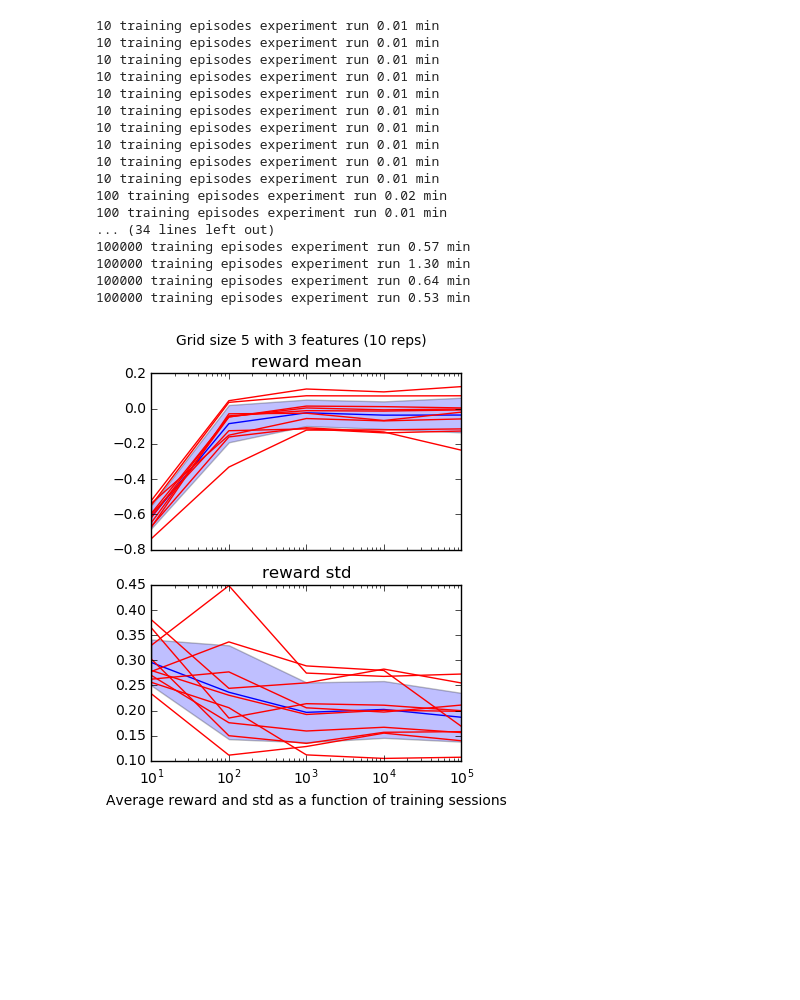
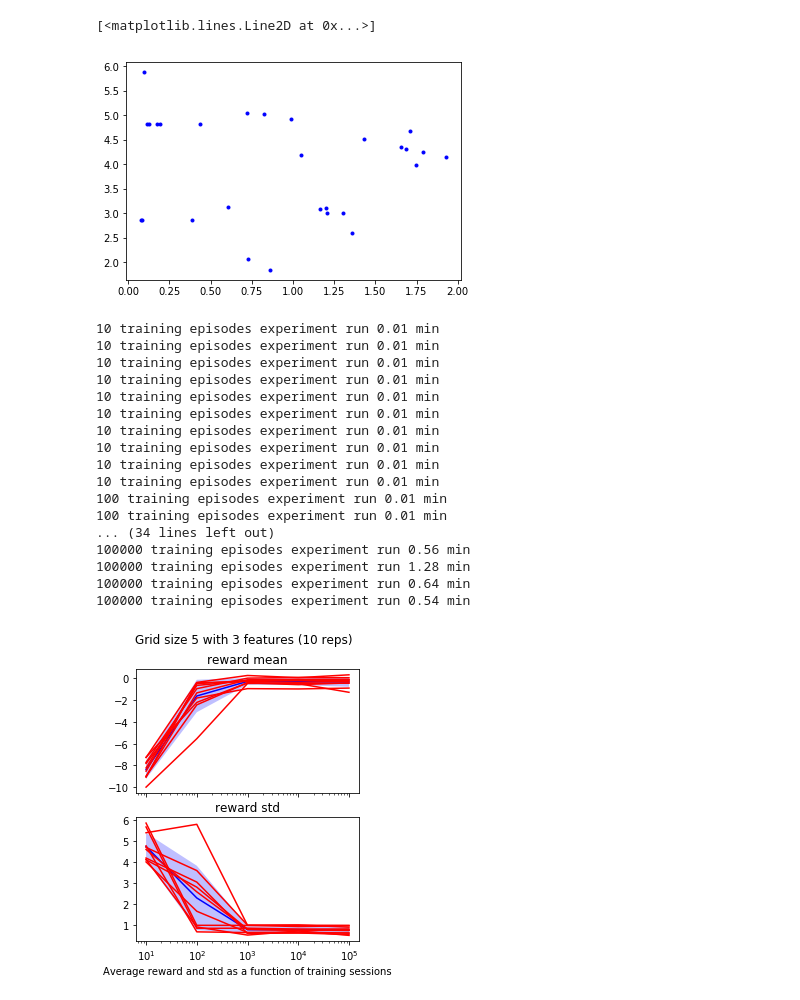
Before and after one commit to akangasr/sdirl, a Jupyter notebook: notebooks/rl_conv.ipynb, the cells around one changed output. Saved outputs shown, nothing was run; the diff lists cells and outputs as text; code cells hidden in the pictures; blank space fills up the shorter version.

```diff
--- a/notebooks/rl_conv.ipynb
+++ b/notebooks/rl_conv.ipynb
@@ -14,7 +14,7 @@ warnings.simplefilter("ignore")
 import matplotlib.pyplot as pl
 %matplotlib inline
 
-def get_model(parameters, grid_size, ground_truth, world_seed, training_episodes):
+def get_model_gw(parameters, grid_size, ground_truth, world_seed, training_episodes):
     rl_params = RLParams(
                  n_training_episodes=training_episodes,
                  n_episodes_per_epoch=100,
@@ -35,7 +35,7 @@ def get_model(parameters, grid_size, ground_truth, world_seed, training_episodes
             grid_type="walls")
     return gwf.get_new_instance(approximate=True)
 
-def run_experiment(n_features, grid_size, reps, eps, random_state):
+def run_experiment_gw(n_features, grid_size, reps, eps, random_state):
     parameters = list()
     for i in range(1, n_features+1):
         parameters.append(ModelParameter("feature{}_value".format(i), bounds=(-1, 0)))
@@ -57,38 +57,24 @@ def run_experiment(n_features, grid_size, reps, eps, random_state):
         obs_mean.append(list())
         obs_std.append(list())
         for i in range(reps):
-            model = get_model(parameters, grid_size, ground_truth, world_seeds[i], training_episodes)
+            model = get_model_gw(parameters, grid_size, ground_truth, world_seeds[i], training_episodes)
             start_time = time.time()
             obs = model.simulate_observations(*ground_truth, random_state=random_state)[0].data
             end_time = time.time()
             print("{} training episodes experiment run {:.2f} min"
                   .format(training_episodes, (end_time-start_time)/60.0))
-            avg_rewards = [float(np.mean(ses["rewards"])) for ses in obs["sessions"]]
-            obs_mean[j].append(float(np.mean(avg_rewards)))
-            obs_std[j].append(float(np.std(avg_rewards)))
+            rewards = [float(np.sum(ses["rewards"])) for ses in obs["sessions"]]
+            obs_mean[j].append(float(np.mean(rewards)))
+            obs_std[j].append(float(np.std(rewards)))
         j += 1
 
     plot_data("Grid size {} with {} features ({} reps)".format(grid_size, n_features, reps),
               eps, obs_mean, obs_std)
 
-def plot_data(main_title, x, mean, std):
-    fig, axarr = pl.subplots(2, sharex=True, figsize=(4,5))
-    for i, data, title in zip([0,1], [mean, std], ["reward mean", "reward std"]):
-        m = np.mean(data, axis=1)
-        s = np.std(data, axis=1)
-        axarr[i].plot(x, m, "b")
-        axarr[i].fill_between(x, m-s, m+s, facecolor="b", alpha=.25)
-        for j in range(len(data[0])):
-            axarr[i].plot(x, np.array(data)[:,j], "r")
-        axarr[i].set_title(title)
-    pl.xlabel("Average reward and std as a function of training sessions")
-    pl.xscale("log")
-    pl.suptitle(main_title)
-    pl.show()
 
-def plot_convergence(size=3, reps=5, max_eps_exp=5):
+def plot_convergence_gw(size=3, reps=5, max_eps_exp=5):
     rs = np.random.RandomState(123)
     eps = [10 ** (i+1) for i in range(max_eps_exp)]
     for n in [3]:
     #for n in [1,2,3,4]:
-        run_experiment(n, size, reps, eps, rs)
+        run_experiment_gw(n, size, reps, eps, rs)
@@ -95,22 +207,55 @@ def plot_convergence(size=3, reps=5, max_eps_exp=5):
+# %%
+A = np.atleast_2d([(5.880000, 0.09509193),
+(4.824000, 0.43660468),
+(4.824000, 0.19067595),
+(2.866000, 0.08301557),
+(4.824000, 0.17750784),
+(2.866000, 0.079918),
+(2.866000, 0.387345),
+(4.824000, 0.12698094),
+(4.824000, 0.11413625),
+(4.188667, 1.04998973),
+(3.138667, 0.60324005),
+(5.048667, 0.71885957),
+(2.076000, 0.72970049),
+(1.846667, 0.86189004),
+(5.026000, 0.82276021),
+(2.998000, 1.30229834),
+(4.934667, 0.98738041),
+(3.016667, 1.20595019),
+(2.596000, 1.36127803),
+(3.102000, 1.20345128),
+(3.097333, 1.16216189),
+(4.524000, 1.42892738),
+(4.346667, 1.65723066),
+(3.983333, 1.74830833),
+(4.243333, 1.78979484),
+(4.305333, 1.68414607),
+(4.679333, 1.71129129),
+(4.152000, 1.92760105),])
+pl.plot(A[:,1], A[:,0], 'b.')
+# %% [output]
+[<matplotlib.lines.Line2D at 0x...>]
+[figure, added]
 # %%
-plot_convergence(size=5, reps=10, max_eps_exp=5)
+plot_convergence_gw(size=5, reps=10, max_eps_exp=5)
 # %% [output]
 10 training episodes experiment run 0.01 min
 10 training episodes experiment run 0.01 min
 10 training episodes experiment run 0.01 min
 10 training episodes experiment run 0.01 min
 10 training episodes experiment run 0.01 min
 10 training episodes experiment run 0.01 min
 10 training episodes experiment run 0.01 min
 10 training episodes experiment run 0.01 min
 10 training episodes experiment run 0.01 min
 10 training episodes experiment run 0.01 min
-100 training episodes experiment run 0.02 min
+100 training episodes experiment run 0.01 min
 100 training episodes experiment run 0.01 min
 ... (34 lines left out)
-100000 training episodes experiment run 0.57 min
-100000 training episodes experiment run 1.30 min
+100000 training episodes experiment run 0.56 min
+100000 training episodes experiment run 1.28 min
 100000 training episodes experiment run 0.64 min
-100000 training episodes experiment run 0.53 min
+100000 training episodes experiment run 0.54 min
-[figure, old version]
+[figure, new version]
 # %%
```
Also changed, not shown: parts of 9 cells of this notebook, 1 other file.
